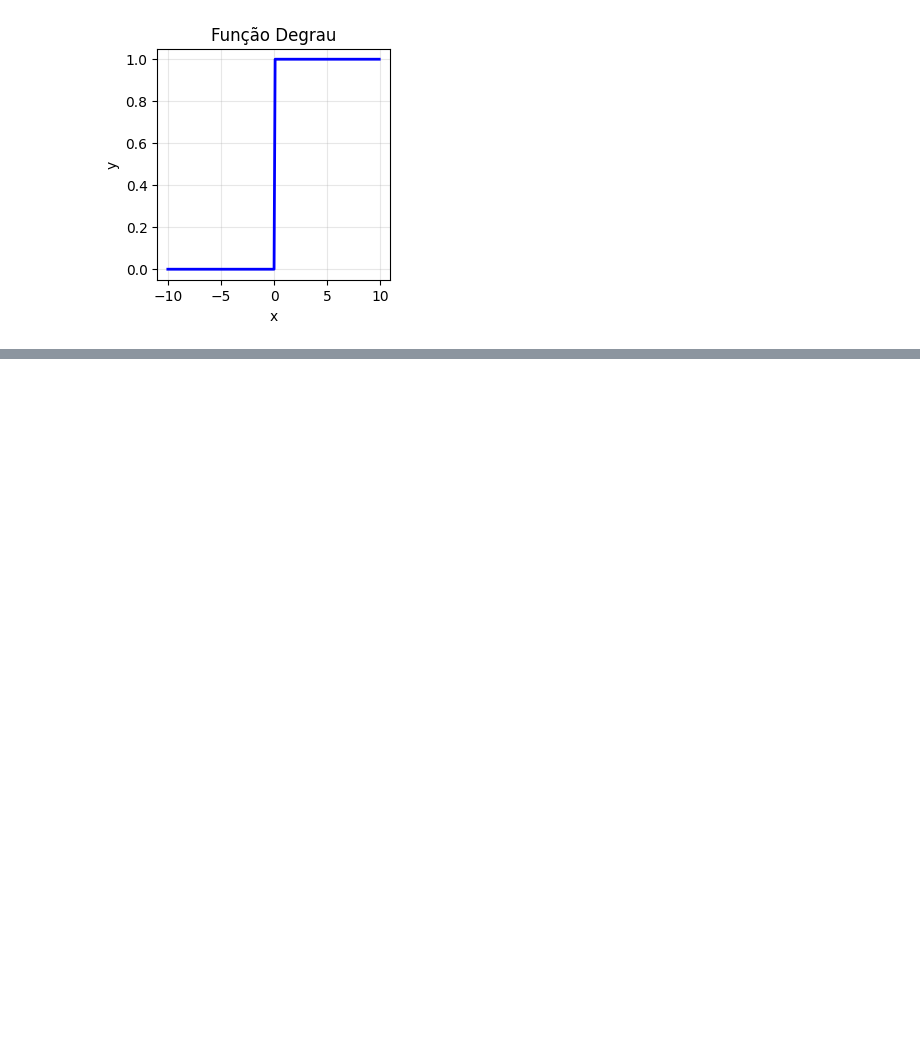
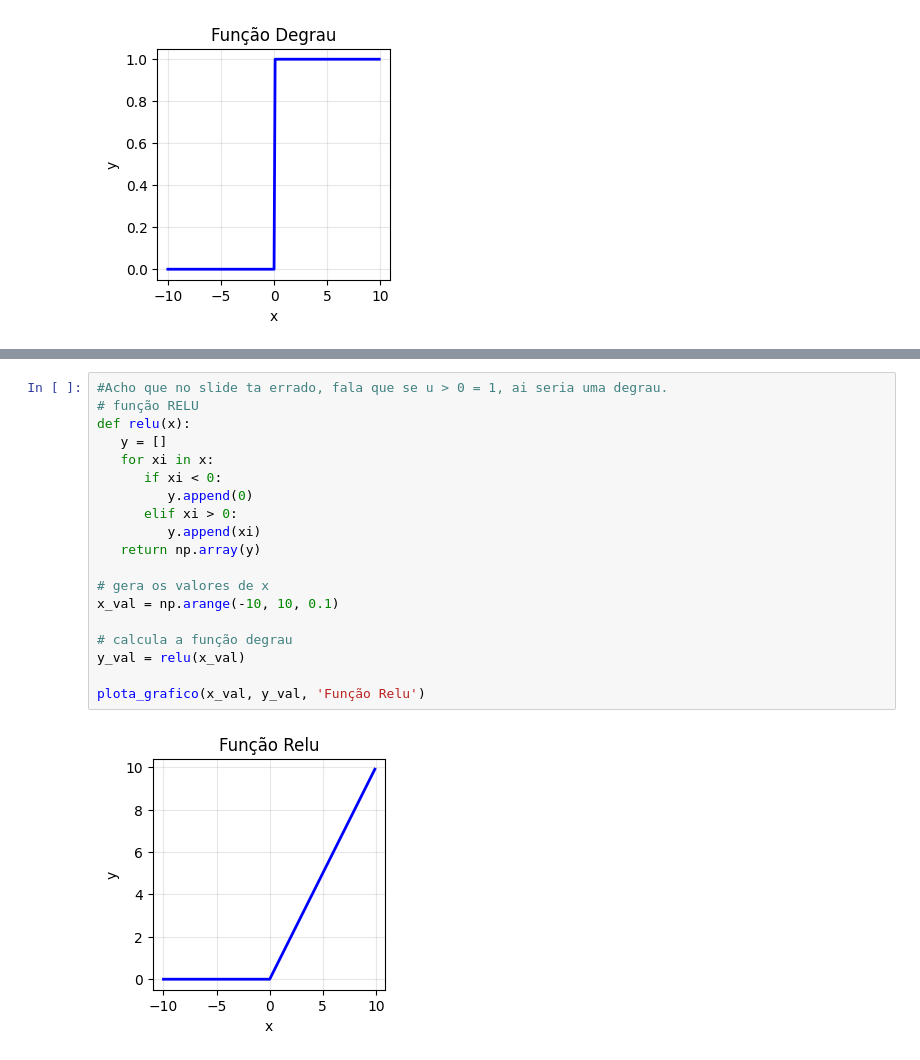
Before and after one commit to Ricardo-Caca/Redes-Neurais, a Jupyter notebook: Aula1.ipynb, the cells around one changed output, grey strips where cells are left out. Drawn from its saved outputs; the diff is of its cells as text; blank space fills up the shorter version.

```diff
--- a/Aula1.ipynb
+++ b/Aula1.ipynb
@@ -113,0 +140,21 @@ plota_grafico(x_val, y_val, 'Função Degrau')
+# %%
+#Acho que no slide ta errado, fala que se u > 0 = 1, ai seria uma degrau.
+# função RELU
+def relu(x):
+   y = []
+   for xi in x:
+      if xi < 0:
+         y.append(0)
+      elif xi > 0:
+         y.append(xi)
+   return np.array(y)
+
+# gera os valores de x
+x_val = np.arange(-10, 10, 0.1)
+
+# calcula a função degrau
+y_val = relu(x_val)
+
+plota_grafico(x_val, y_val, 'Função Relu')
+# %% [output]
+[figure, added]
```
Also changed, not shown: parts of 8 cells of this notebook.
